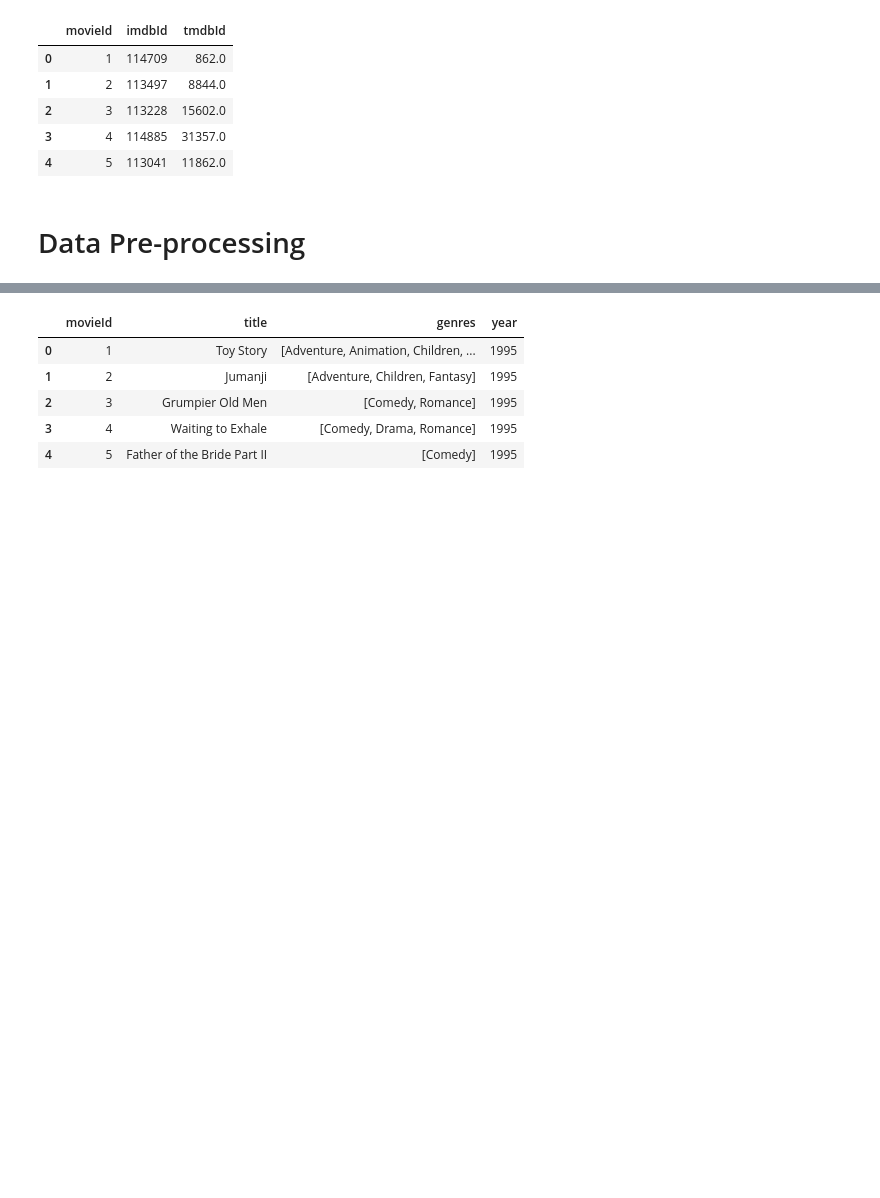
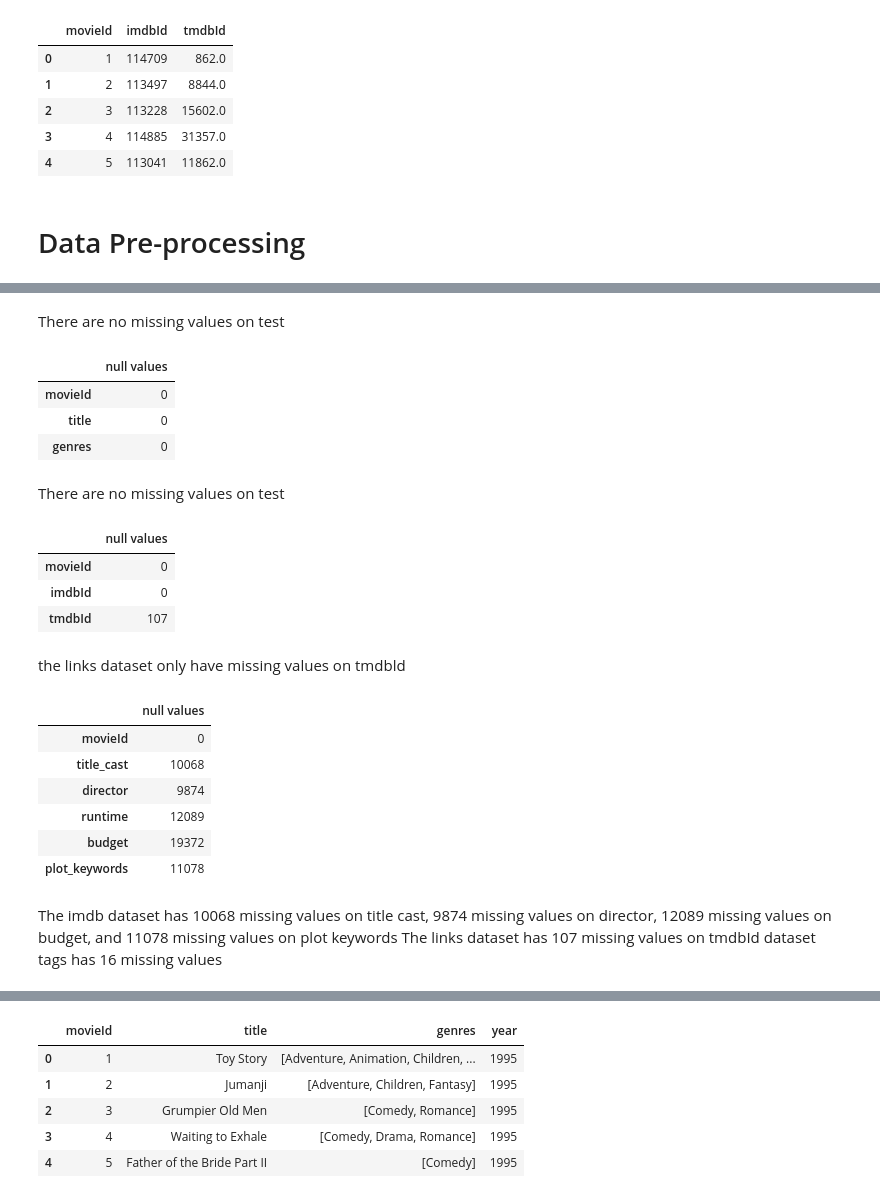
Before and after one commit to Reneilwe-tech/unsupervised-predict-streamlit-template, a Jupyter notebook: Team JS1 Unsupervised Learning Notebook.ipynb, the cells around one changed output, grey strips where cells are left out. Saved outputs shown, nothing was run; the diff lists cells and outputs as text; code cells hidden in the pictures; blank space fills up the shorter version.

```diff
--- a/Team JS1 Unsupervised Learning Notebook.ipynb
+++ b/Team JS1 Unsupervised Learning Notebook.ipynb
@@ -200,0 +215,14 @@ df_links.head()
+# %%
+def check_missing_values(df):
+
+    df_null = pd.DataFrame({'null values':df.isnull().sum()})
+    return df_null
+# %%
+train_nulls = check_missing_values(df_train)
+test_nulls = check_missing_values(df_test)
+movie_nulls = check_missing_values(df_movies)
+links_nulls = check_missing_values(df_links)
+imdb_data_nulls = check_missing_values(df_imdb)
+tags_nulls = check_missing_values(df_tags)
+genome_scores_nulls = check_missing_values(df_genome_scores)
+genome_tags_nulls = check_missing_values(df_genome_tags)
@@ -200,0 +240,33 @@ df_links.head()
+# %% [markdown]
+There are no missing values on test
+# %%
+movie_nulls
+# %% [output]
+|  | null values |
+| movieId | 0 |
+| title | 0 |
+| genres | 0 |
+# %% [markdown]
+There are no missing values on test
+# %%
+
+links_nulls
+# %% [output]
+|  | null values |
+| movieId | 0 |
+| imdbId | 0 |
+| tmdbId | 107 |
+# %% [markdown]
+the links dataset only have missing values on tmdbld
+# %%
+imdb_data_nulls
+# %% [output]
+|  | null values |
+| movieId | 0 |
+| title_cast | 10068 |
+| director | 9874 |
+| runtime | 12089 |
+| budget | 19372 |
+| plot_keywords | 11078 |
+# %% [markdown]
+The imdb dataset has 10068 missing values on title cast, 9874 missing values on director, 12089 missing values on budget, and 11078 missing values on plot keywords The links dataset has 107 missing values on tmdbId dataset tags has 16 missing values
```
Also changed, not shown: parts of 48 cells of this notebook.
